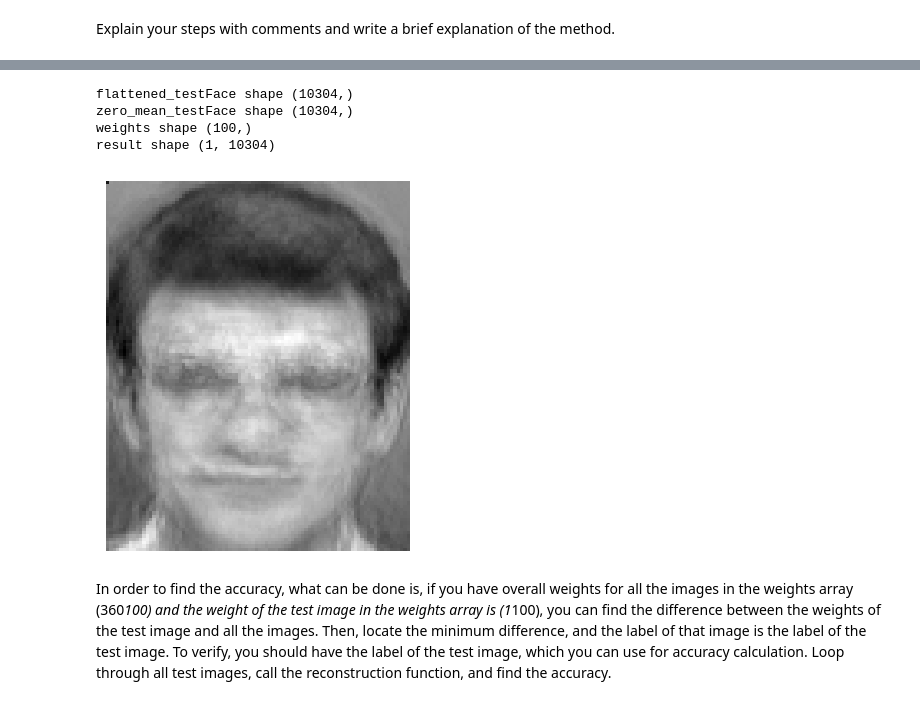
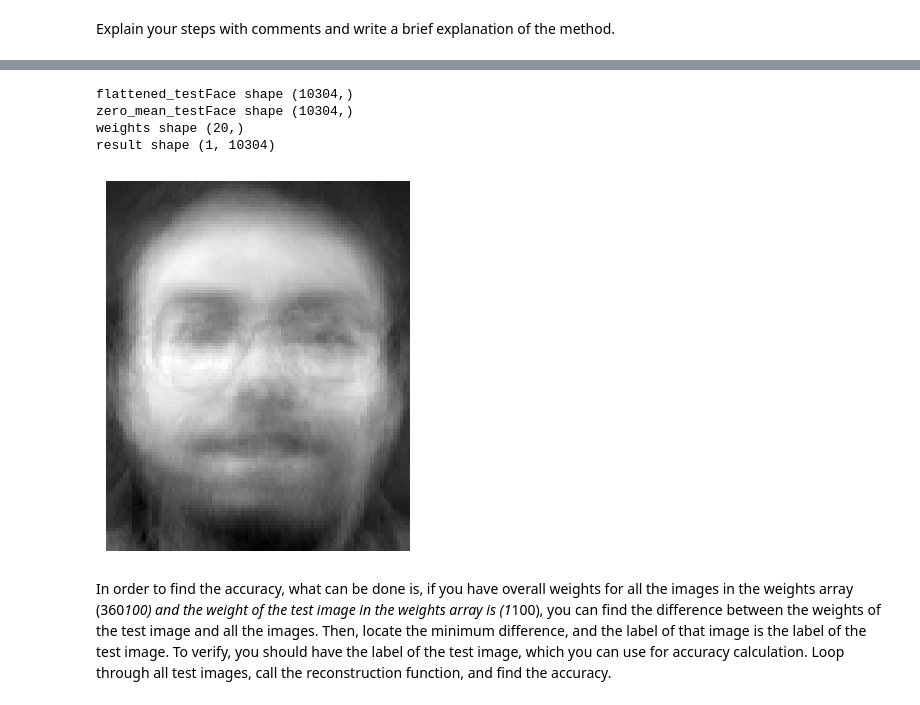
Before and after one commit to oops-moment/SMAI-SEM6, a Jupyter notebook: rollnumber_A2/rollnumber_A2_Q3/Q3.ipynb, the cells around one changed output, grey strips where cells are left out. Saved outputs shown, nothing was run; the diff lists cells and outputs as text; code cells hidden in the pictures.

```diff
--- a/rollnumber_A2/rollnumber_A2_Q3/Q3.ipynb
+++ b/rollnumber_A2/rollnumber_A2_Q3/Q3.ipynb
@@ -268,13 +270,13 @@ def imageReconstruction(testFace, eigenFaces, meanFace,numComponents):
 # %%
 # lets plot test face zero so it better visulize
 # plt.imshow(testFaces[0], cmap='gray')
-recons_face,weight=imageReconstruction(testFaces[0], eigen_faces, mean_face)
+recons_face,weight=imageReconstruction(testFaces[0], eigen_faces, mean_face,numComponents)
 # %% [output]
 flattened_testFace shape (10304,)
 zero_mean_testFace shape (10304,)
-weights shape (100,)
+weights shape (20,)
 result shape (1, 10304)
-[figure, old version]
+[figure, new version]
 # %% [markdown]
 In order to find the accuracy, what can be done is, if you have overall weights for all the images in the weights array (360*100) and the weight of the test image in the weights array is (1*100), you can find the difference between the weights of the test image and all the images. Then, locate the minimum difference, and the label of that image is the label of the test image. To verify, you should have the label of the test image, which you can use for accuracy calculation. Loop through all test images, call the reconstruction function, and find the accuracy.
 # %%
```
Also changed, not shown: parts of 5 cells of this notebook.
